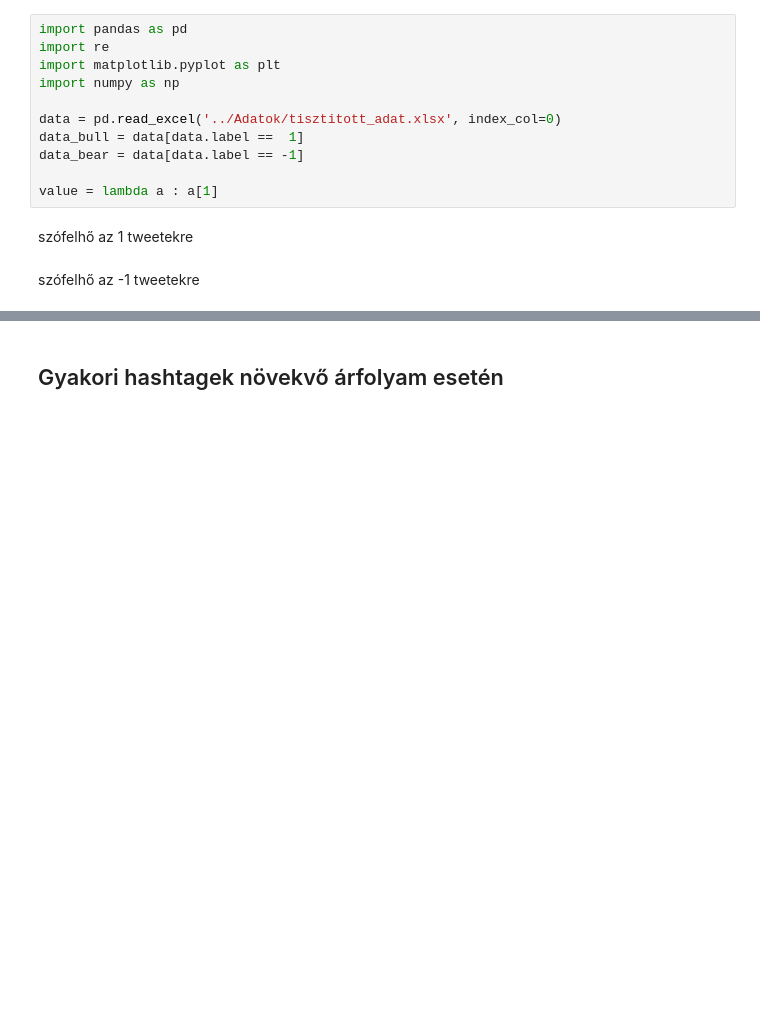
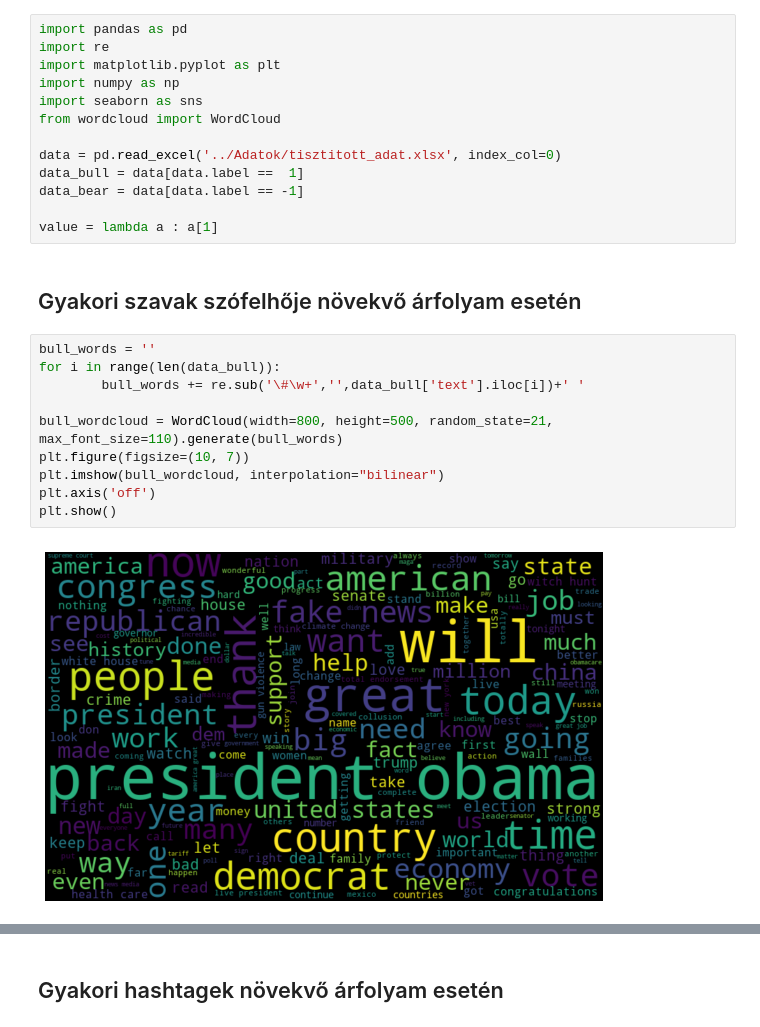
Before and after one commit to bocsardigergely/onallo_kut_fel_2020, a Jupyter notebook: code/data_vis.ipynb, the cells around one changed output, grey strips where cells are left out. Drawn from its saved outputs; the diff is of its cells as text; blank space fills up the shorter version.

```diff
--- a/code/data_vis.ipynb
+++ b/code/data_vis.ipynb
@@ -3,13 +3,25 @@ import pandas as pd
 import re
 import matplotlib.pyplot as plt
 import numpy as np
+import seaborn as sns
+from wordcloud import WordCloud
 
 data = pd.read_excel('../Adatok/tisztitott_adat.xlsx', index_col=0)
 data_bull = data[data.label ==  1]
 data_bear = data[data.label == -1]
 
 value = lambda a : a[1]
-# %% [markdown]
-szófelhő az 1 tweetekre
-# %% [markdown]
-szófelhő az -1 tweetekre
+# %% [markdown]
+## Gyakori szavak szófelhője növekvő árfolyam esetén
+# %%
+bull_words = ''
+for i in range(len(data_bull)):
+        bull_words += re.sub('\#\w+','',data_bull['text'].iloc[i])+' '
+
+bull_wordcloud = WordCloud(width=800, height=500, random_state=21, max_font_size=110).generate(bull_words)
+plt.figure(figsize=(10, 7))
+plt.imshow(bull_wordcloud, interpolation="bilinear")
+plt.axis('off')
+plt.show()
+# %% [output]
+[figure, added]
```
Also changed, not shown: parts of 5 cells of this notebook.
